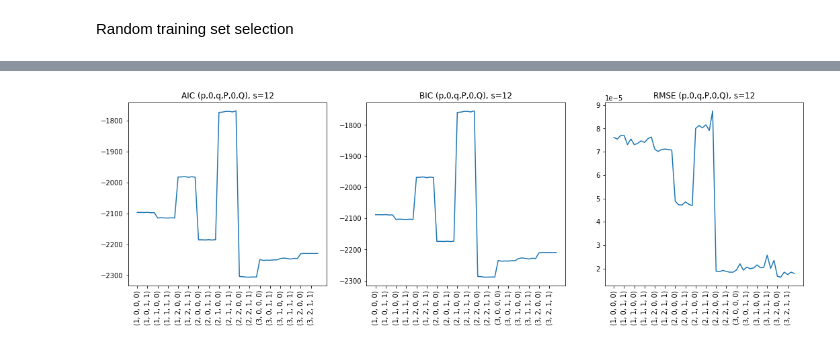
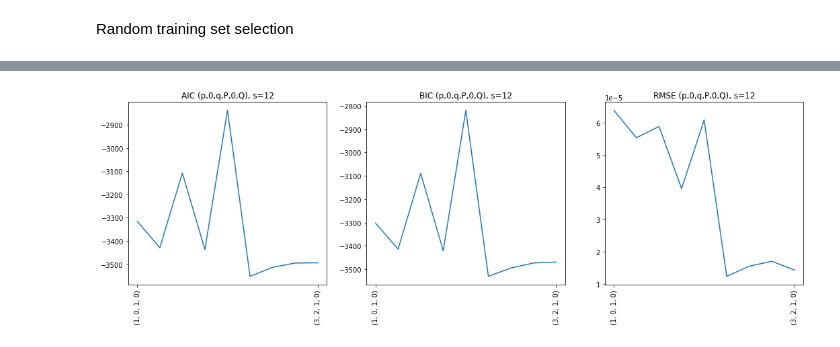
Before and after one commit to samuelexferri/unibg-statistic2, a Jupyter notebook: notebooks/nh3-random-cross-validation.ipynb, the cells around one changed output, grey strips where cells are left out. Cells and saved outputs as stored; diff of their text form; code cells hidden in the pictures.

```diff
--- a/notebooks/nh3-random-cross-validation.ipynb
+++ b/notebooks/nh3-random-cross-validation.ipynb
@@ -76,9 +81,9 @@ def model_selection(ts, cv_iterations=1, verbose=False):
 
     p_list = [1, 2, 3]
     q_list = [0, 1, 2]
-    P_list = [0, 1, 2]
-    Q_list = [0, 1]
-    s = 12
+    P_list = [1]
+    Q_list = [0]
+    s_list = [12]
 
     results = {}
     idx = 0
@@ -87,25 +92,30 @@ def model_selection(ts, cv_iterations=1, verbose=False):
        for q in q_list:
             for P in P_list:
                 for Q in Q_list:
+                    for s in s_list:
+                        model_name = 'SARIMA(p={}, d=0, q={}, P={}, D=0, Q={}, s={})'.format(p, q, P, Q, s)
+                        model_idx = idx
 
-                    model_name = 'SARIMA(p={}, d=0, q={}, P={}, D=0, Q={}, s={}'.format(p, q, P, Q, s)
-                    model_idx = idx
+                        if verbose: print('{}: {}'.format(model_idx, model_name))
 
-                    if verbose: print('{}: {}'.format(model_idx, model_name))
+                        rmse, aic, bic, sse, mse = random_cross_validation(ts=ts, order=(p,0,q), seasonal_order=(P,0,Q,s),                                                                                    times=cv_iterations)
 
-                    rmse, aic, bic = random_cross_validation(ts=ts, order=(p,0,q), seasonal_order=(P,0,Q,s), times=cv_iterations)
+                        results[model_name] = {
+                            'order' : (p,0,q),
+                            'seasonal_order' : (P,0,Q,s),
+                            'aic' : aic,
+                            'bic' : bic,
+                            'sse' : sse,
+                            'rmse' : rmse,
+                            'mse' : mse,
+                            'index' : model_idx,
+                            'mean_abs_acf': np.mean(np.abs(acf(model.resid)))
+                            }
 
-                    results[model_name] = {
-                        'order' : (p,0,q),
-                        'seasonal_order' : (P,0,Q,s),
-                        'aic' : aic,
-                        'bic' : bic,
-                        'rmse' : rmse,
-                        'index' : model_idx
-                        }
+                        idx += 1
 
-                    idx += 1
+
     return results
 # %%
-results = model_selection(nh3, cv_iterations=20, verbose=True)
+results = model_selection(nh3, cv_iterations=40, verbose=True)
 # %% [output]
@@ -140,27 +144,27 @@ ticks = [tick(v['order'], v['seasonal_order']) for k, v in sorted(results.items(
 # %%
 import matplotlib.pyplot as plt
 
 fig, axs = plt.subplots(nrows=1, ncols=3, figsize=(18,5))
-indices = np.arange(0, len(results), 3)
+indices = np.arange(0, len(results), 8)
 
 axs[0].plot(aics)
 axs[0].set_title('AIC (p,0,q,P,0,Q), s=12')
 axs[0].set_xticks(indices)
 axs[0].set_xticklabels(np.array(ticks)[indices], rotation=90)
 
 axs[1].plot(bics)
 axs[1].set_title('BIC (p,0,q,P,0,Q), s=12')
 axs[1].set_xticks(indices)
 axs[1].set_xticklabels(np.array(ticks)[indices], rotation=90)
 
 axs[2].plot(rmses)
 axs[2].set_title('RMSE (p,0,q,P,0,Q), s=12')
 axs[2].set_xticks(indices)
 axs[2].set_xticklabels(np.array(ticks)[indices], rotation=90)
 
 plt.show()
 # %% [output]
-[figure, old version]
+[figure, new version]
 # %%
 print('min AIC: {}, min BIC {}, min RMSE {}'.format(np.argmin(aics), np.argmin(bics), np.argmin(rmses)))
 # %% [output]
```
Also changed, not shown: parts of 21 cells of this notebook.
